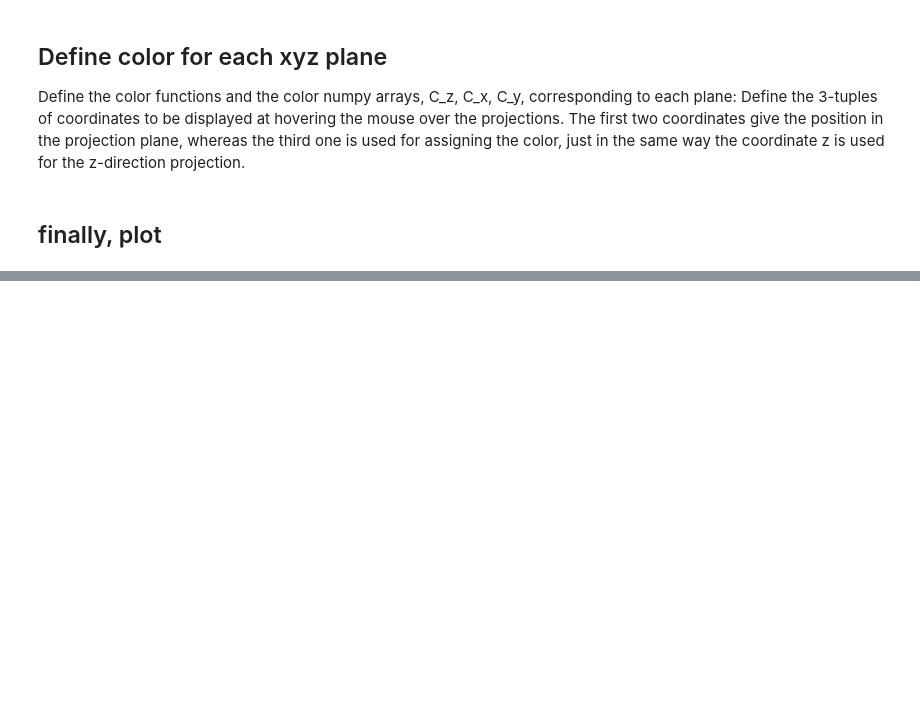
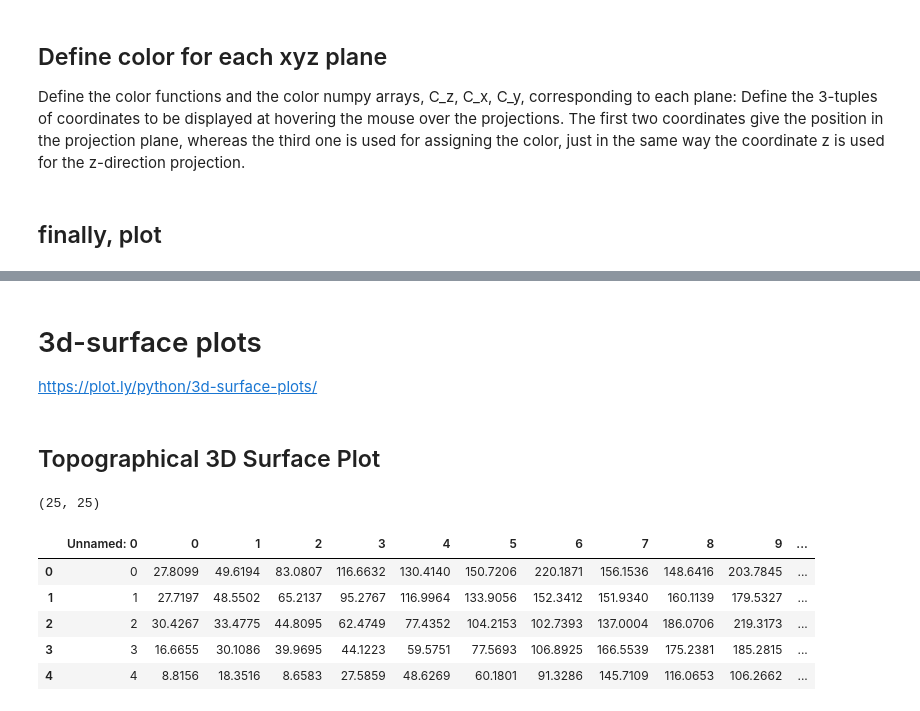
Before and after one commit to wtak23/jupyter-notes, a Jupyter notebook: plotly/plotly-demos/3d-plot-demos.ipynb, the cells around one changed output, grey strips where cells are left out. Drawn from its saved outputs; the diff is of its cells as text; code cells hidden in the pictures; blank space fills up the shorter version.

```diff
--- a/plotly/plotly-demos/3d-plot-demos.ipynb
+++ b/plotly/plotly-demos/3d-plot-demos.ipynb
@@ -495,0 +737,20 @@ py.iplot(fig)
+# %% [markdown]
+# 3d-surface plots
+https://plot.ly/python/3d-surface-plots/
+# %% [markdown]
+## Topographical 3D Surface Plot
+# %%
+import pandas as pd
+
+# Read data from a csv
+z_data = pd.read_csv('https://raw.githubusercontent.com/plotly/datasets/master/api_docs/mt_bruno_elevation.csv')
+print z_data.shape
+z_data.head(n=5)
+# %% [output]
+(25, 25)
+|  | Unnamed: 0 | 0 | 1 | 2 | 3 | 4 | 5 | 6 | 7 | 8 | 9 | ... |
+| 0 | 0 | 27.8099 | 49.6194 | 83.0807 | 116.6632 | 130.4140 | 150.7206 | 220.1871 | 156.1536 | 148.6416 | 203.7845 | ... |
+| 1 | 1 | 27.7197 | 48.5502 | 65.2137 | 95.2767 | 116.9964 | 133.9056 | 152.3412 | 151.9340 | 160.1139 | 179.5327 | ... |
+| 2 | 2 | 30.4267 | 33.4775 | 44.8095 | 62.4749 | 77.4352 | 104.2153 | 102.7393 | 137.0004 | 186.0706 | 219.3173 | ... |
+| 3 | 3 | 16.6655 | 30.1086 | 39.9695 | 44.1223 | 59.5751 | 77.5693 | 106.8925 | 166.5539 | 175.2381 | 185.2815 | ... |
+| 4 | 4 | 8.8156 | 18.3516 | 8.6583 | 27.5859 | 48.6269 | 60.1801 | 91.3286 | 145.7109 | 116.0653 | 106.2662 | ... |
```
Also changed, not shown: parts of 23 cells of this notebook, 15 other files.
